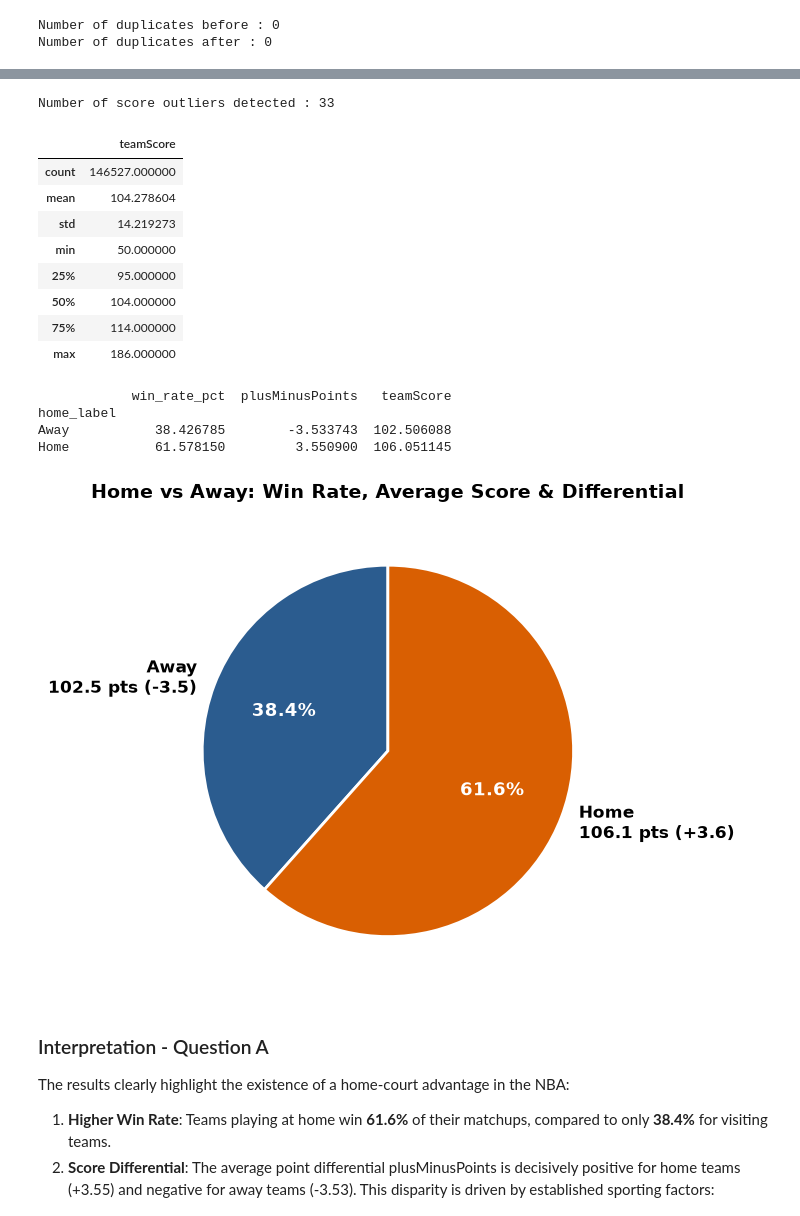
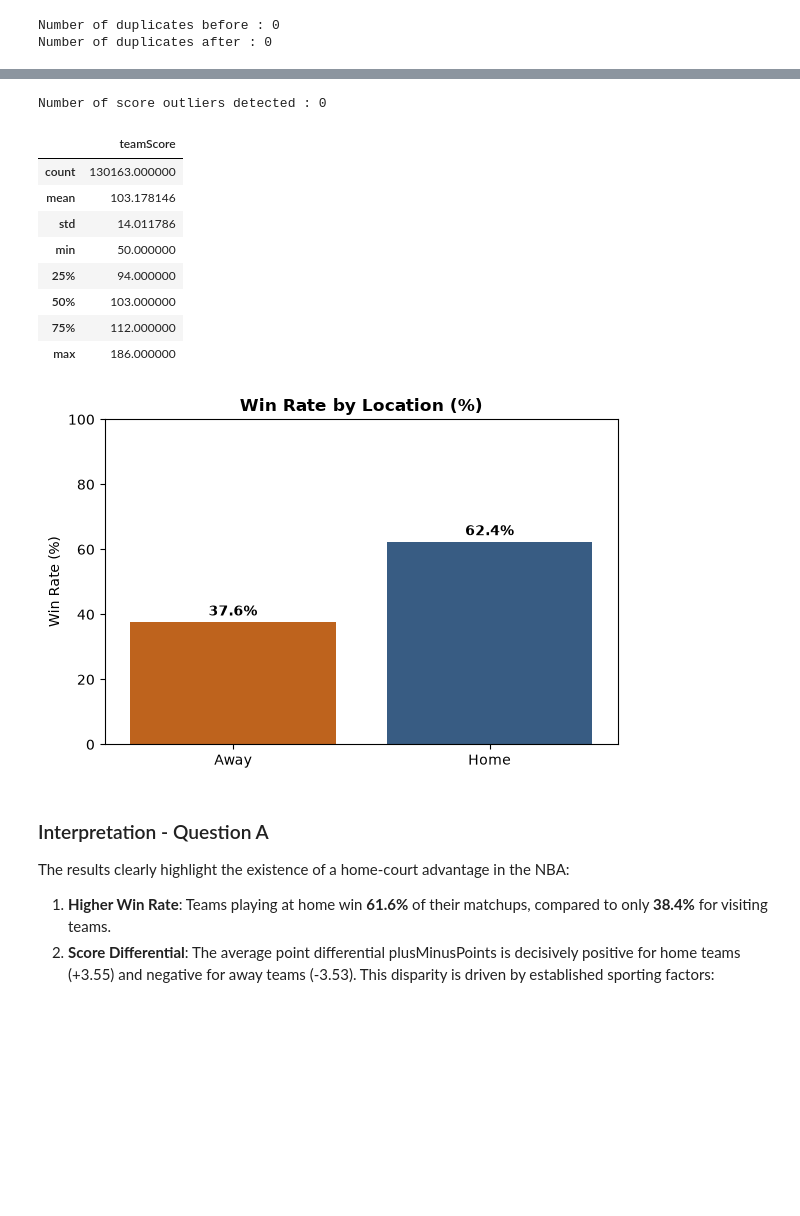
Before and after one commit to UWG-University-of-West-Georgia/data-analysis-project-1, a Jupyter notebook: Raphael_GALL_Project1.ipynb, the cells around one changed output, grey strips where cells are left out. Saved outputs shown, nothing was run; the diff lists cells and outputs as text; code cells hidden in the pictures; blank space fills up the shorter version.

```diff
--- a/Raphael_GALL_Project1.ipynb
+++ b/Raphael_GALL_Project1.ipynb
@@ -44,9 +44,7 @@ if missing.sum() == 0:
     print("No missing values found.")
 else:
     print(missing[missing > 0])
-
-file = file.dropna(subset=['teamScore', 'fieldGoalsPercentage'])
-file = file.fillna(0)
+    file = file.dropna(subset=['teamScore', 'fieldGoalsPercentage'])
 # %% [output]
 Missing values per column :
 No missing values found.
@@ -60,11 +58,14 @@ Number of duplicates after : 0
 # %%
 file['gameType'] = file['gameType'].astype(str).str.strip()
 file['gameType'] = file['gameType'].replace('', 'Unknown')
-print("Unique values of gameType cleaned:", file['gameType'].unique())
+
+file = file[(file['teamScore'] >= 50) & (file['teamScore'] <= 200)]
 
 file['home_label'] = file['home'].map({1: 'Home', 0: 'Away'})
 file['win_label'] = file['win'].map({1: 'Victory', 0: 'Defeat'})
 
+file = file.dropna(subset=['home_label', 'win_label'])
+
 print(file['home_label'].value_counts())
 print(file['win_label'].value_counts())
 # %% [output]
@@ -82,65 +79,59 @@ Defeat     65088
 Name: count, dtype: int64
 # %%
-
 outliers_count = ((file['teamScore'] < 50) | (file['teamScore'] > 200)).sum()
 print(f"Number of score outliers detected : {outliers_count}")
 
 file = file[(file['teamScore'] >= 50) & (file['teamScore'] <= 200)]
 file[['teamScore', 'plusMinusPoints', 'pointsInThePaint']].describe()
 # %% [output]
-Number of score outliers detected : 33
+Number of score outliers detected : 0
 |  | teamScore |
-| count | 146527.000000 |
-| mean | 104.278604 |
-| std | 14.219273 |
+| count | 130163.000000 |
+| mean | 103.178146 |
+| std | 14.011786 |
 | min | 50.000000 |
-| 25% | 95.000000 |
-| 50% | 104.000000 |
-| 75% | 114.000000 |
+| 25% | 94.000000 |
+| 50% | 103.000000 |
+| 75% | 112.000000 |
 | max | 186.000000 |
 # %%
 for col in ['win', 'plusMinusPoints', 'teamScore']:
     file[col] = pd.to_numeric(file[col], errors='coerce')
 
 pivot_home = file.pivot_table(
     index='home_label',
     values=['win', 'plusMinusPoints', 'teamScore'],
     aggfunc='mean'
 )
+pivot_home = file.pivot_table(
+    index='home_label',
+    values=['win', 'teamScore', 'plusMinusPoints'],
+    aggfunc='mean'
+)
 pivot_home['win_rate_pct'] = pivot_home['win'] * 100
-print(pivot_home[['win_rate_pct', 'plusMinusPoints', 'teamScore']])
 
-plt.figure(figsize=(7, 7))
-
-labels = [
-    f"{idx}\n{row['teamScore']:.1f} pts ({row['plusMinusPoints']:+.1f})"
-    for idx, row in pivot_home.iterrows()
-]
-
-colors = ['#2b5c8f', '#d95f02']
-wedges, texts, autotexts = plt.pie(
-    pivot_home['win_rate_pct'],
-    labels=labels,
-    autopct='%1.1f%%',
-    startangle=90,
-    colors=colors,
-    textprops={'fontsize': 12, 'fontweight': 'bold'},
-    wedgeprops={'edgecolor': 'white', 'linewidth': 2}
+plt.figure(figsize=(6, 4))
+sns.barplot(
+    data=pivot_home.reset_index(),
+    x='home_label',
+    y='win_rate_pct',
+    hue='home_label',
+    palette={'Home': '#2b5c8f', 'Away': '#d95f02'},
+    legend=False
 )
 
-for autotext in autotexts:
-    autotext.set_color('white')
-    autotext.set_fontsize(13)
+plt.title("Win Rate by Location (%)", fontsize=12, fontweight='bold')
+plt.ylabel("Win Rate (%)")
+plt.xlabel("")
+plt.ylim(0, 100)
 
-plt.title("Home vs Away: Win Rate, Average Score & Differential", fontsize=14, fontweight='bold', pad=15)
+for i, v in enumerate(pivot_home['win_rate_pct']):
+    plt.text(i, v + 2, f"{v:.1f}%", ha='center', fontweight='bold')
+
 plt.tight_layout()
 plt.show()
 # %% [output]
-            win_rate_pct  plusMinusPoints   teamScore
-home_label
-Away           38.426785        -3.533743  102.506088
-Home           61.578150         3.550900  106.051145
-[figure, old version]
+[figure, new version]
 # %% [markdown]
 ### Interpretation - Question A
 The results clearly highlight the existence of a home-court advantage in the NBA:
```
Also changed, not shown: parts of 3 cells of this notebook.
